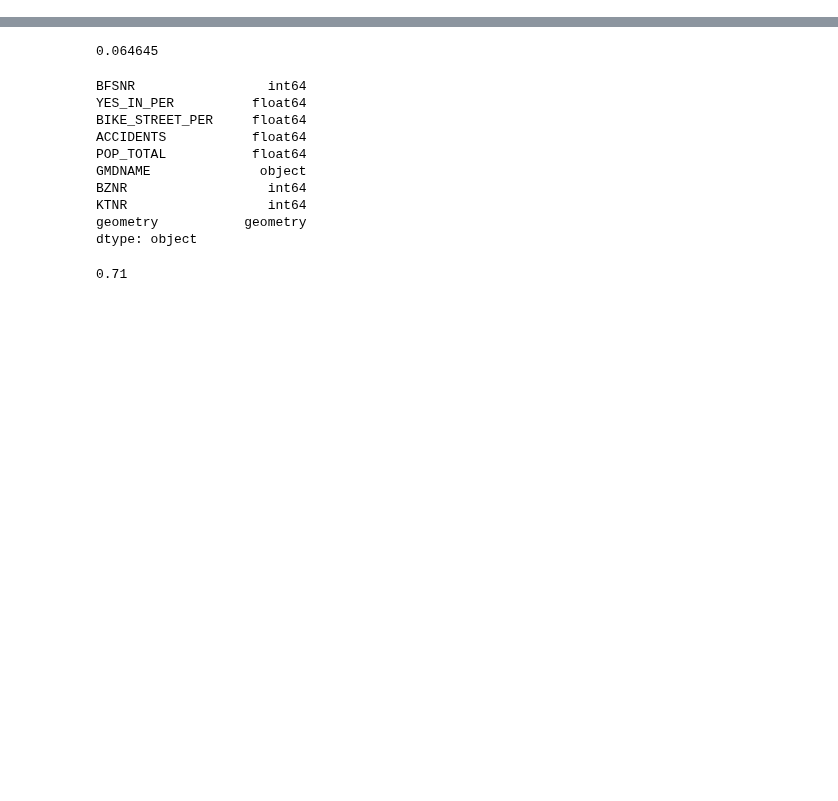
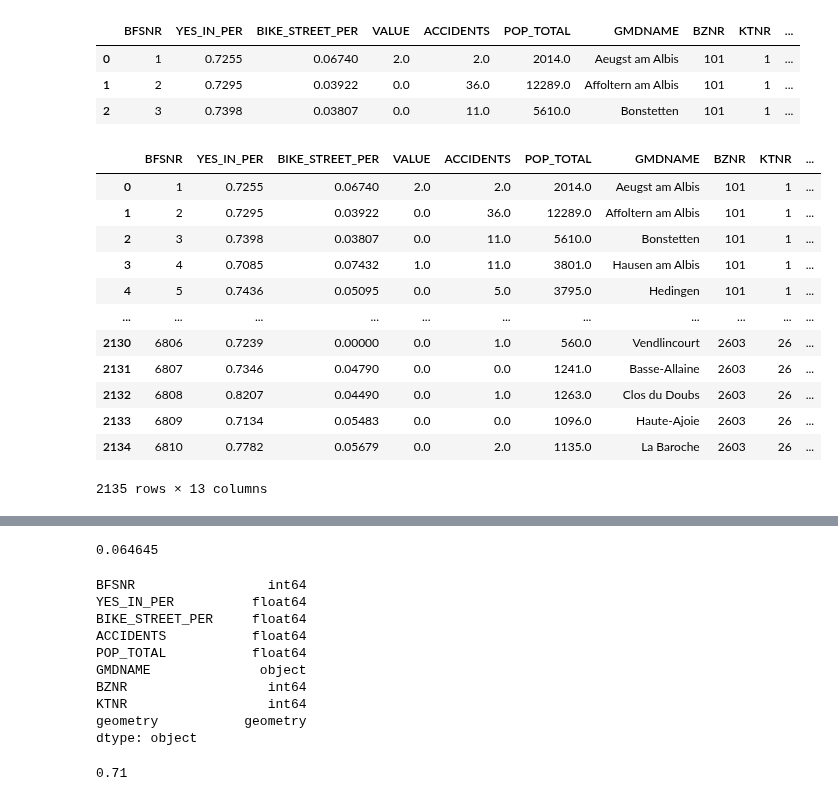
Before and after one commit to teefaxx/projekt-gis-karto, a Jupyter notebook: src/abc.ipynb, the cells around one changed output, grey strips where cells are left out. Cells and saved outputs as stored; diff of their text form; code cells hidden in the pictures; blank space fills up the shorter version.

```diff
--- a/src/abc.ipynb
+++ b/src/abc.ipynb
@@ -8,0 +10,7 @@ df_ = gpd.read_file('../export/master/master_acc_bike_pop_street.geojson')
+# %%
+df_new.head(3)
+# %% [output]
+|  | BFSNR | YES_IN_PER | BIKE_STREET_PER | VALUE | ACCIDENTS | POP_TOTAL | GMDNAME | BZNR | KTNR | ... |
+| 0 | 1 | 0.7255 | 0.06740 | 2.0 | 2.0 | 2014.0 | Aeugst am Albis | 101 | 1 | ... |
+| 1 | 2 | 0.7295 | 0.03922 | 0.0 | 36.0 | 12289.0 | Affoltern am Albis | 101 | 1 | ... |
+| 2 | 3 | 0.7398 | 0.03807 | 0.0 | 11.0 | 5610.0 | Bonstetten | 101 | 1 | ... |
@@ -8,0 +19,16 @@ df_ = gpd.read_file('../export/master/master_acc_bike_pop_street.geojson')
+# %%
+df_new
+# %% [output]
+|  | BFSNR | YES_IN_PER | BIKE_STREET_PER | VALUE | ACCIDENTS | POP_TOTAL | GMDNAME | BZNR | KTNR | ... |
+| 0 | 1 | 0.7255 | 0.06740 | 2.0 | 2.0 | 2014.0 | Aeugst am Albis | 101 | 1 | ... |
+| 1 | 2 | 0.7295 | 0.03922 | 0.0 | 36.0 | 12289.0 | Affoltern am Albis | 101 | 1 | ... |
+| 2 | 3 | 0.7398 | 0.03807 | 0.0 | 11.0 | 5610.0 | Bonstetten | 101 | 1 | ... |
+| 3 | 4 | 0.7085 | 0.07432 | 1.0 | 11.0 | 3801.0 | Hausen am Albis | 101 | 1 | ... |
+| 4 | 5 | 0.7436 | 0.05095 | 0.0 | 5.0 | 3795.0 | Hedingen | 101 | 1 | ... |
+| ... | ... | ... | ... | ... | ... | ... | ... | ... | ... | ... |
+| 2130 | 6806 | 0.7239 | 0.00000 | 0.0 | 1.0 | 560.0 | Vendlincourt | 2603 | 26 | ... |
+| 2131 | 6807 | 0.7346 | 0.04790 | 0.0 | 0.0 | 1241.0 | Basse-Allaine | 2603 | 26 | ... |
+| 2132 | 6808 | 0.8207 | 0.04490 | 0.0 | 1.0 | 1263.0 | Clos du Doubs | 2603 | 26 | ... |
+| 2133 | 6809 | 0.7134 | 0.05483 | 0.0 | 0.0 | 1096.0 | Haute-Ajoie | 2603 | 26 | ... |
+| 2134 | 6810 | 0.7782 | 0.05679 | 0.0 | 2.0 | 1135.0 | La Baroche | 2603 | 26 | ... |
+2135 rows × 13 columns
```
Also changed, not shown: parts of 8 cells of this notebook.
